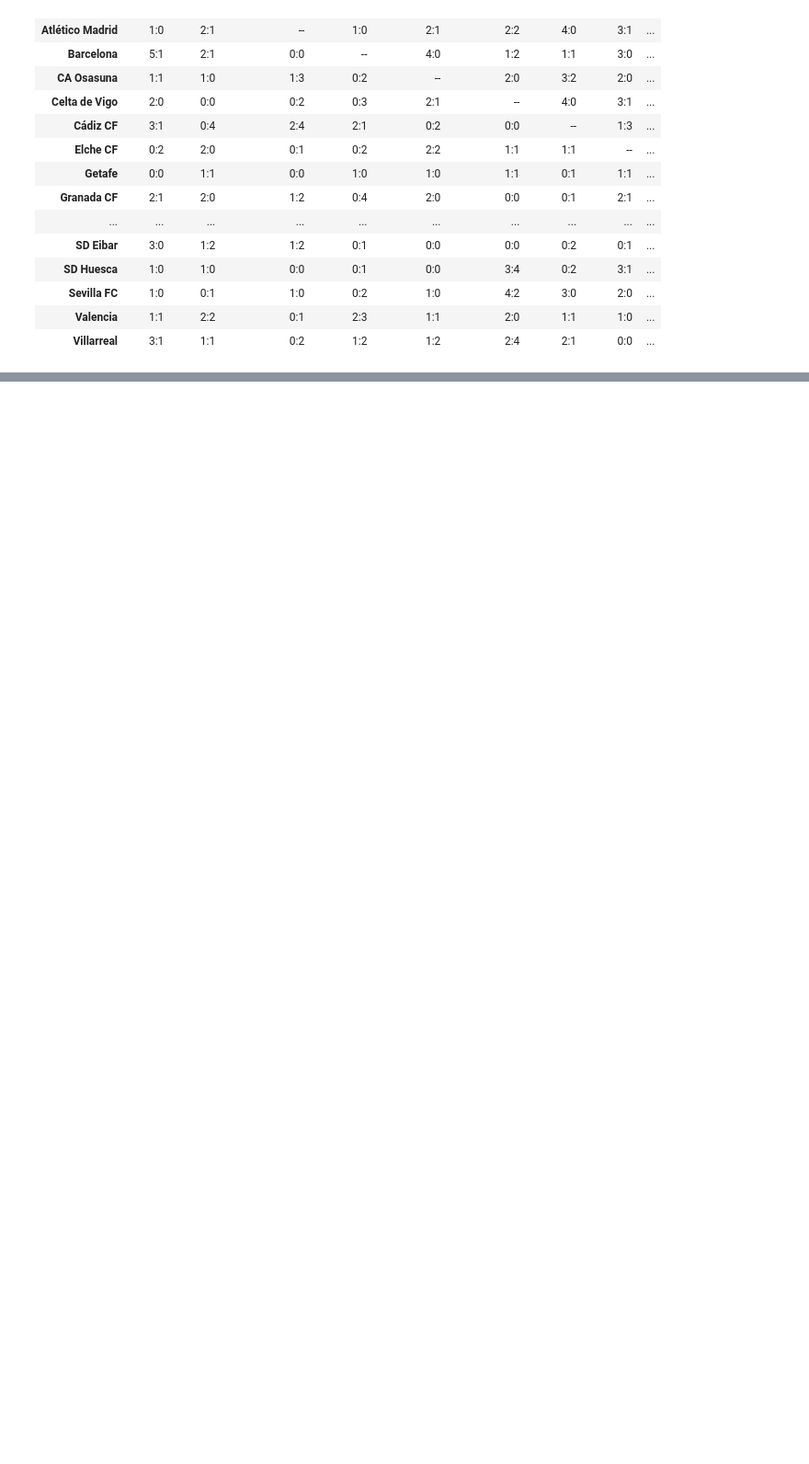
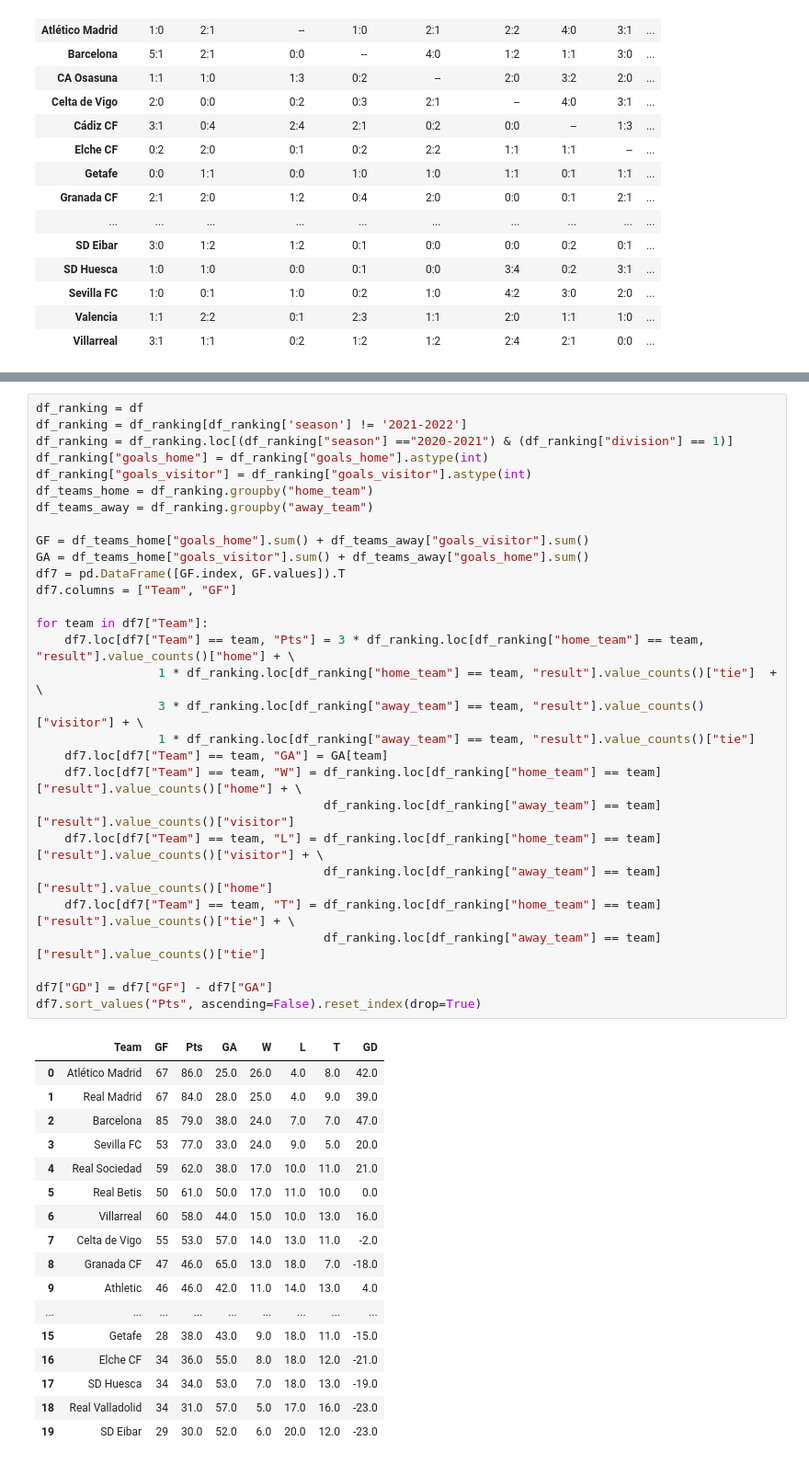
Before and after one commit to tinchit0/la-quiniela, a Jupyter notebook: analysis/LaLigaDataAnalysis.ipynb, the cells around one changed output, grey strips where cells are left out. Shown: that part at 92% size. Drawn from its saved outputs; the diff is of its cells as text; blank space fills up the shorter version.

```diff
--- a/analysis/LaLigaDataAnalysis.ipynb
+++ b/analysis/LaLigaDataAnalysis.ipynb
@@ -264,0 +282,47 @@ plot_cross_results_table("2020-2021", 2)
+# %%
+df_ranking = df
+df_ranking = df_ranking[df_ranking['season'] != '2021-2022']
+df_ranking = df_ranking.loc[(df_ranking["season"] =="2020-2021") & (df_ranking["division"] == 1)]
+df_ranking["goals_home"] = df_ranking["goals_home"].astype(int)
+df_ranking["goals_visitor"] = df_ranking["goals_visitor"].astype(int)
+df_teams_home = df_ranking.groupby("home_team")
+df_teams_away = df_ranking.groupby("away_team")
+
+GF = df_teams_home["goals_home"].sum() + df_teams_away["goals_visitor"].sum()
+GA = df_teams_home["goals_visitor"].sum() + df_teams_away["goals_home"].sum()
+df7 = pd.DataFrame([GF.index, GF.values]).T
+df7.columns = ["Team", "GF"]
+
+for team in df7["Team"]:
+    df7.loc[df7["Team"] == team, "Pts"] = 3 * df_ranking.loc[df_ranking["home_team"] == team, "result"].value_counts()["home"] + \
+                 1 * df_ranking.loc[df_ranking["home_team"] == team, "result"].value_counts()["tie"]  + \
+                 3 * df_ranking.loc[df_ranking["away_team"] == team, "result"].value_counts()["visitor"] + \
+                 1 * df_ranking.loc[df_ranking["away_team"] == team, "result"].value_counts()["tie"]
+    df7.loc[df7["Team"] == team, "GA"] = GA[team]
+    df7.loc[df7["Team"] == team, "W"] = df_ranking.loc[df_ranking["home_team"] == team]["result"].value_counts()["home"] + \
+                                        df_ranking.loc[df_ranking["away_team"] == team]["result"].value_counts()["visitor"]
+    df7.loc[df7["Team"] == team, "L"] = df_ranking.loc[df_ranking["home_team"] == team]["result"].value_counts()["visitor"] + \
+                                        df_ranking.loc[df_ranking["away_team"] == team]["result"].value_counts()["home"]
+    df7.loc[df7["Team"] == team, "T"] = df_ranking.loc[df_ranking["home_team"] == team]["result"].value_counts()["tie"] + \
+                                        df_ranking.loc[df_ranking["away_team"] == team]["result"].value_counts()["tie"]
+
+df7["GD"] = df7["GF"] - df7["GA"]
+df7.sort_values("Pts", ascending=False).reset_index(drop=True)
+# %% [output]
+|  | Team | GF | Pts | GA | W | L | T | GD |
+| 0 | Atlético Madrid | 67 | 86.0 | 25.0 | 26.0 | 4.0 | 8.0 | 42.0 |
+| 1 | Real Madrid | 67 | 84.0 | 28.0 | 25.0 | 4.0 | 9.0 | 39.0 |
+| 2 | Barcelona | 85 | 79.0 | 38.0 | 24.0 | 7.0 | 7.0 | 47.0 |
+| 3 | Sevilla FC | 53 | 77.0 | 33.0 | 24.0 | 9.0 | 5.0 | 20.0 |
+| 4 | Real Sociedad | 59 | 62.0 | 38.0 | 17.0 | 10.0 | 11.0 | 21.0 |
+| 5 | Real Betis | 50 | 61.0 | 50.0 | 17.0 | 11.0 | 10.0 | 0.0 |
+| 6 | Villarreal | 60 | 58.0 | 44.0 | 15.0 | 10.0 | 13.0 | 16.0 |
+| 7 | Celta de Vigo | 55 | 53.0 | 57.0 | 14.0 | 13.0 | 11.0 | -2.0 |
+| 8 | Granada CF | 47 | 46.0 | 65.0 | 13.0 | 18.0 | 7.0 | -18.0 |
+| 9 | Athletic | 46 | 46.0 | 42.0 | 11.0 | 14.0 | 13.0 | 4.0 |
+| ... | ... | ... | ... | ... | ... | ... | ... | ... |
+| 15 | Getafe | 28 | 38.0 | 43.0 | 9.0 | 18.0 | 11.0 | -15.0 |
+| 16 | Elche CF | 34 | 36.0 | 55.0 | 8.0 | 18.0 | 12.0 | -21.0 |
+| 17 | SD Huesca | 34 | 34.0 | 53.0 | 7.0 | 18.0 | 13.0 | -19.0 |
+| 18 | Real Valladolid | 34 | 31.0 | 57.0 | 5.0 | 17.0 | 16.0 | -23.0 |
+| 19 | SD Eibar | 29 | 30.0 | 52.0 | 6.0 | 20.0 | 12.0 | -23.0 |
```
Also changed, not shown: parts of 2 cells of this notebook.
